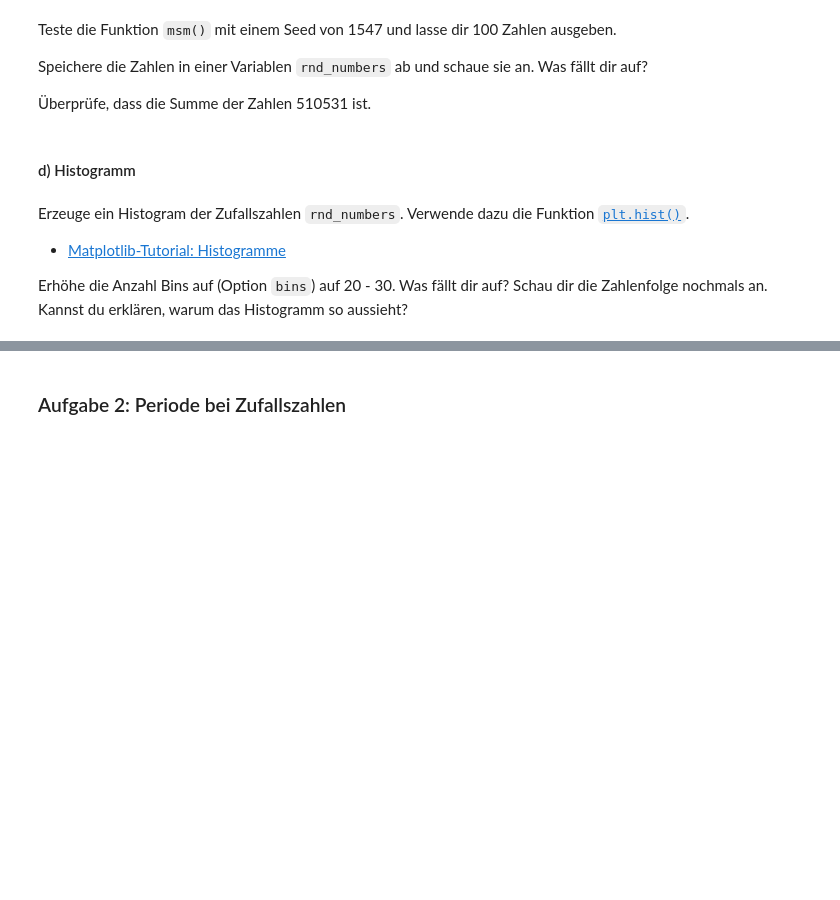
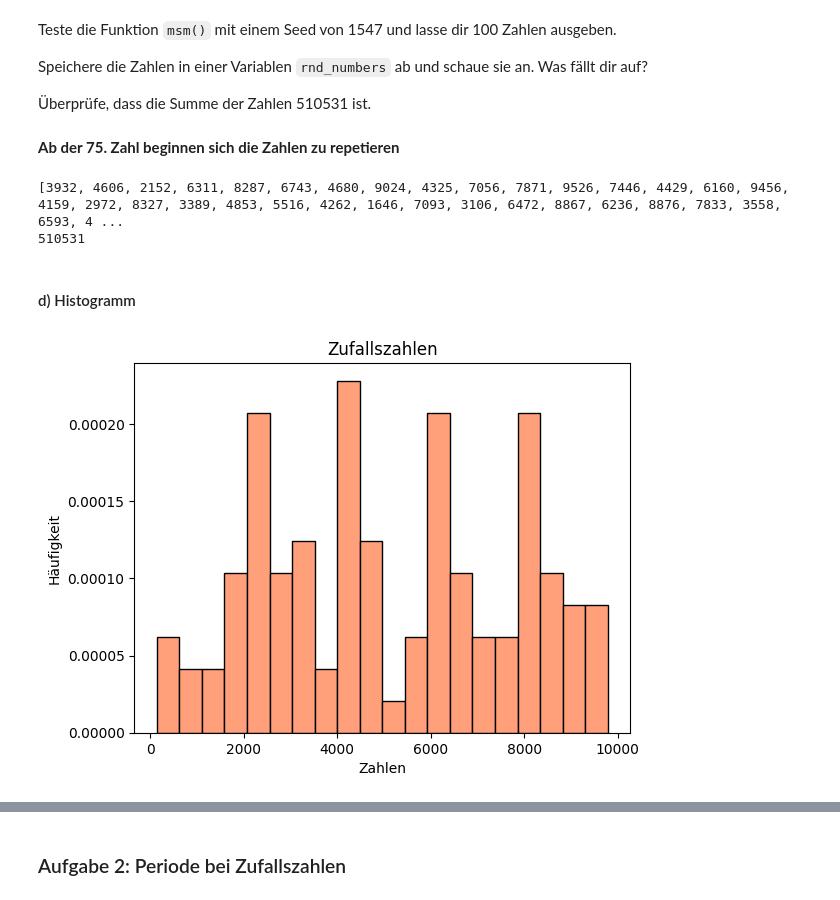
Before and after one commit to visciric/NGDS--Viscio, a Jupyter notebook: 10_ZufallszahlenErzeugen/10_Einarbeitung.ipynb, the cells around one changed output, grey strips where cells are left out. Drawn from its saved outputs; the diff is of its cells as text; code cells hidden in the pictures; blank space fills up the shorter version.

```diff
--- a/10_ZufallszahlenErzeugen/10_Einarbeitung.ipynb
+++ b/10_ZufallszahlenErzeugen/10_Einarbeitung.ipynb
@@ -54,3 +57,18 @@ Weiteres interessantes Video:
 Und für wirklich motivierte noch ein weiteres Video:
 
 - ["Wie kommt der Zufall in den Computer? (Teil 1 von 2)" - Weitz / HAW HAmburg](https://www.youtube.com/watch?v=Q4J0-uvAuPI)
+# %%
+seed_number = 29475996#int(input("Please enter a four-digit number:\n[####] "))
+number = seed_number
+already_seen = set()
+counter = 0
+
+while number not in already_seen:
+    counter += 1
+    already_seen.add(number)
+    number = int(str(number * number).zfill(8)[2:6])  # zfill adds padding of zeroes
+    print(f"#{counter}: {number}")
+
+print(f"We began with {seed_number} and"
+      f" have repeated ourselves after {counter} steps"
+      f" with {number}.")
@@ -80,3 +116,6 @@ Links:
 
 - [Python String zfill() Method - w3schools](https://www.w3schools.com/python/ref_string_zfill.asp)
 - [Python String Methods - Python docs](https://docs.python.org/3/library/stdtypes.html#string-methods)
+# %%
+def msm_next(number):
+    return int(str(number * number).zfill(8)[2:6])
@@ -88,0 +132,10 @@ import numpy as np
+# %%
+import numpy as np
+def msm(seed, n):
+    result = []
+    current = seed
+    for i in range(n):
+        current = msm_next(current)
+        result.append(current)
+    return result
+msm(2996,10)
@@ -94,11 +149,23 @@ Teste die Funktion `msm()` mit einem Seed von 1547 und lasse dir 100 Zahlen ausg
 Speichere die Zahlen in einer Variablen `rnd_numbers` ab und schaue sie an. Was fällt dir auf?
 
 Überprüfe, dass die Summe der Zahlen 510531 ist.
+# %% [markdown]
+**Ab der 75. Zahl beginnen sich die Zahlen zu repetieren**
+# %%
+rnd_numbers = msm(1547,100)
+print(rnd_numbers)
+print(sum(rnd_numbers))
+# %% [output]
+[3932, 4606, 2152, 6311, 8287, 6743, 4680, 9024, 4325, 7056, 7871, 9526, 7446, 4429, 6160, 9456, 4159, 2972, 8327, 3389, 4853, 5516, 4262, 1646, 7093, 3106, 6472, 8867, 6236, 8876, 7833, 3558, 6593, 4 ...
+510531
 # %% [markdown]
 #### d) Histogramm
-# %% [markdown]
-Erzeuge ein Histogram der Zufallszahlen `rnd_numbers`. Verwende dazu die Funktion [`plt.hist()`](https://matplotlib.org/stable/api/_as_gen/matplotlib.pyplot.hist.html).
-
-- [Matplotlib-Tutorial: Histogramme](https://www.python-kurs.eu/matplotlib_histogramme.php)
-
-Erhöhe die Anzahl Bins auf (Option `bins`) auf 20 - 30. Was fällt dir auf? Schau dir die Zahlenfolge nochmals an. Kannst du erklären, warum das Histogramm so aussieht?
+# %%
+plt.hist(rnd_numbers, bins=20,
+         density=True, edgecolor="black",color="lightsalmon")
+plt.title("Zufallszahlen")
+plt.xlabel("Zahlen")
+plt.ylabel("Häufigkeit")
+plt.show()
+# %% [output]
+[figure, added]
```
Also changed, not shown: parts of 11 cells of this notebook.
